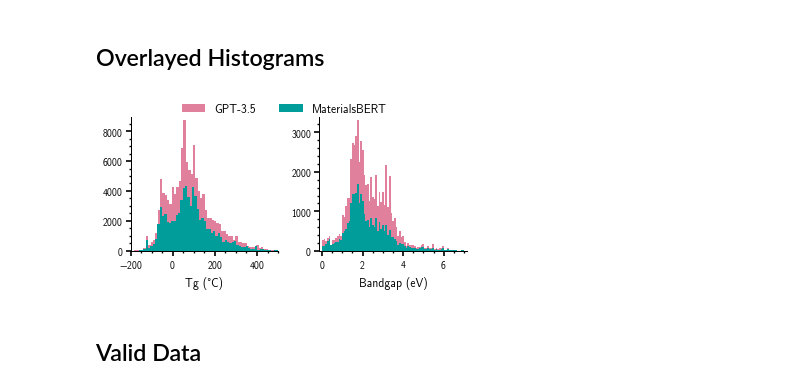
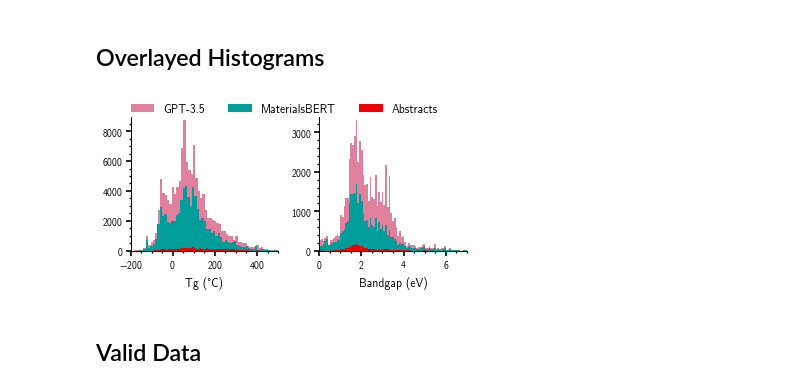
Before and after one commit to Ramprasad-Group/PromptDataExtraction, a Jupyter notebook: notebooks/GPT_vs_MBert.ipynb, the cells around one changed output. Cells and saved outputs as stored; diff of their text form; code cells hidden in the pictures.

Commit message:
Fetch abstract data from mongodb and plot

```diff
--- a/notebooks/GPT_vs_MBert.ipynb
+++ b/notebooks/GPT_vs_MBert.ipynb
@@ -57,27 +57,36 @@ mbttg = execute("""
     WHERE property = 'tg'
     AND method = 'MaterialsBERT'
 """)
+# %%
+absdata = pd.read_csv('notebooks/Abstract-Extracted_Data.csv', index_col=0)
+abstg = absdata[absdata['prop'] == 'tg']
+abseg = absdata[absdata['prop'] == 'bandgap']
+# %%
+abstg = abstg[(abstg.value >= -200) & (abstg.value <= 500)]
+abseg = abseg[(abseg.value >= 0) & (abseg.value <= 7)]
 # %%
 plt.rcParams['font.family'] = 'cursive'
 n = 85
 
 fig, ax = plt.subplots(1, 2, dpi=120, figsize=(3.25, 1.65))
 ax[0].hist(gpttg.value, color='#e0809d', bins=n, label = 'GPT-3.5')
 ax[0].hist(mbttg.value, color='#009d9a', bins=n, label = 'MaterialsBERT')
+ax[0].hist(abstg.value, color='#ee0000', bins=n, label = 'Abstracts')
 ax[0].set(xlabel='Tg (°C)', xlim=(-200, 500))
 
 ax[1].hist(gpteg.value, color='#e0809d', bins=n, label = 'GPT-3.5')
 ax[1].hist(mbteg.value, color='#009d9a', bins=n, label = 'MaterialsBERT')
-ax[1].set(xlabel='Bandgap (eV)')
+ax[1].hist(abseg.value, color='#ee0000', bins=n, label = 'Abstracts')
+ax[1].set(xlabel='Bandgap (eV)', xlim=(0, 7))
 
 lines, labels = ax[0].get_legend_handles_labels()
-fig.legend(lines, labels, loc='upper center', bbox_to_anchor=(0.5, 1.06), bbox_transform=plt.gcf().transFigure, ncol=2)
+fig.legend(lines, labels, loc='upper center', bbox_to_anchor=(0.5, 1.06), bbox_transform=plt.gcf().transFigure, ncol=3)
 
 plt.tight_layout()
-plt.savefig('notebooks/Extracted-Data-Histograms.svg')
+plt.savefig('notebooks/Extracted-Data-Histograms.png', dpi=600)
 plt.show()
 # %% [output]
-[figure, old version]
+[figure, new version]
 # %% [markdown]
 ## Valid Data
 # %%
```
Also changed, not shown: parts of 1 cell of this notebook, 1 other file.
